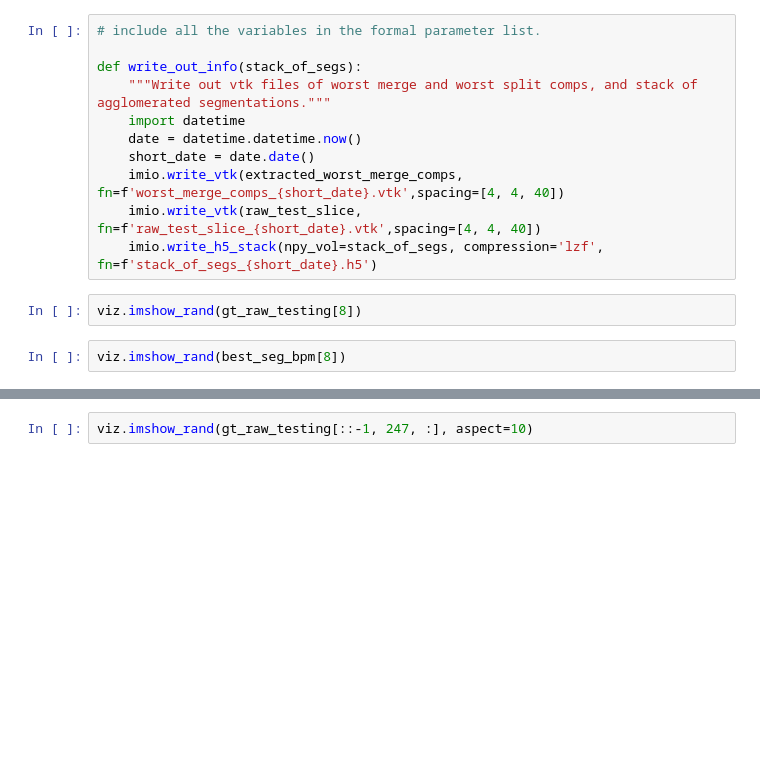
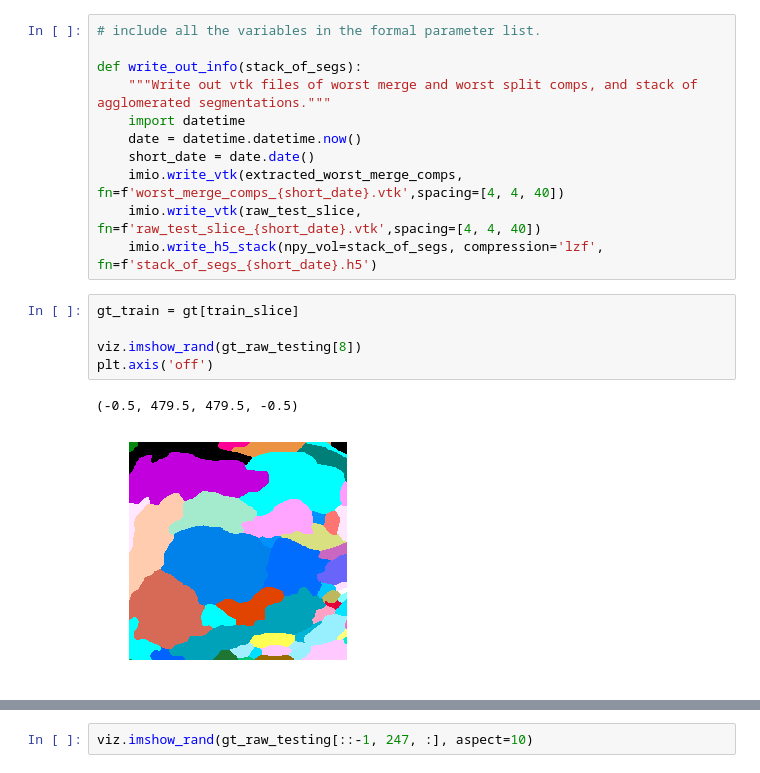
Before and after one commit to JohnnyTeutonic/view_all, a Jupyter notebook: notebooks/compact_notebook.ipynb, the cells around one changed output, grey strips where cells are left out. Cells and saved outputs as stored; diff of their text form; blank space fills up the shorter version.

```diff
--- a/notebooks/compact_notebook.ipynb
+++ b/notebooks/compact_notebook.ipynb
@@ -135,7 +139,11 @@ def write_out_info(stack_of_segs):
     imio.write_vtk(extracted_worst_merge_comps, fn=f'worst_merge_comps_{short_date}.vtk',spacing=[4, 4, 40])
     imio.write_vtk(raw_test_slice, fn=f'raw_test_slice_{short_date}.vtk',spacing=[4, 4, 40])
     imio.write_h5_stack(npy_vol=stack_of_segs, compression='lzf', fn=f'stack_of_segs_{short_date}.h5')
-# %%
-viz.imshow_rand(gt_raw_testing[8])
-# %%
-viz.imshow_rand(best_seg_bpm[8])
+# %%
+gt_train = gt[train_slice]
+
+viz.imshow_rand(gt_raw_testing[8])
+plt.axis('off')
+# %% [output]
+(-0.5, 479.5, 479.5, -0.5)
+[figure, added]
```
Also changed, not shown: parts of 5 cells of this notebook, 1 other file.
